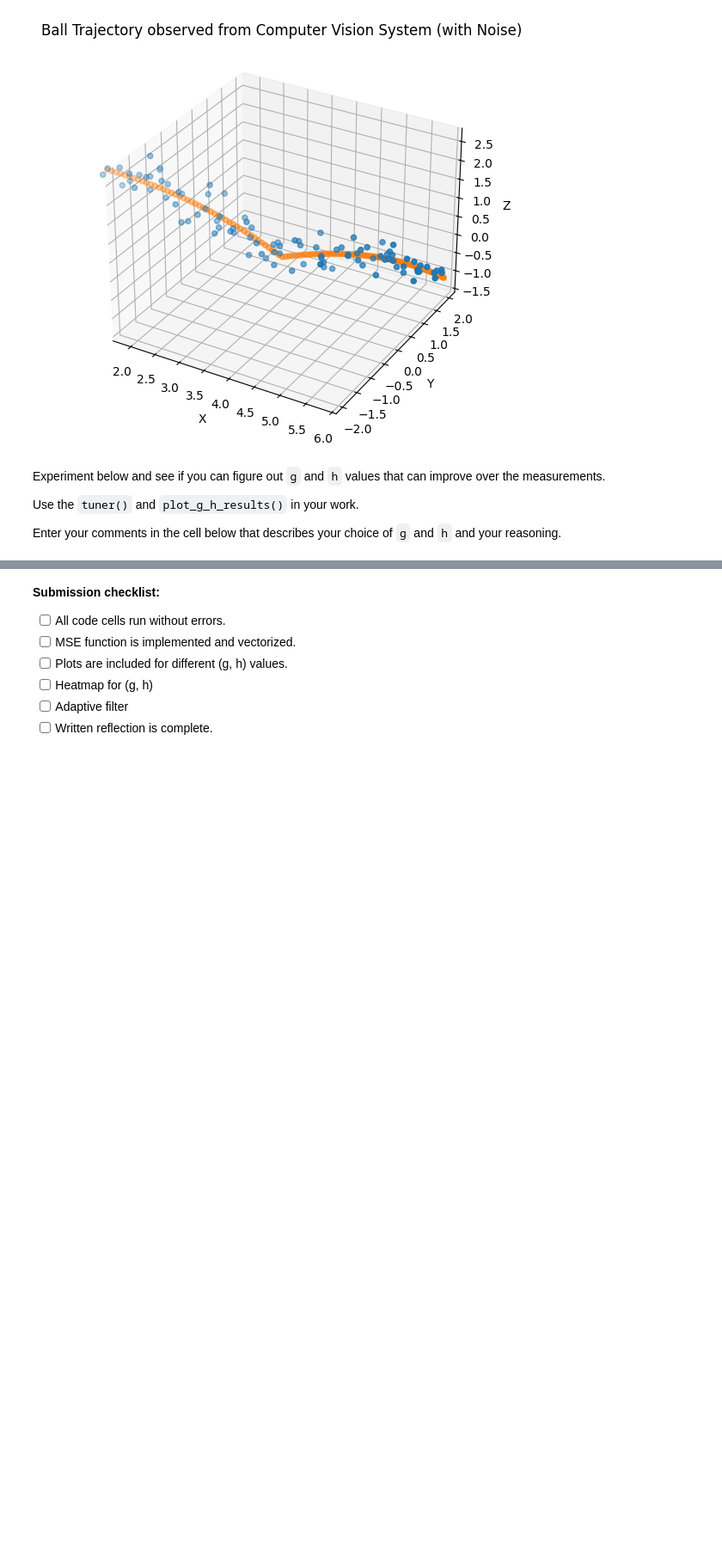
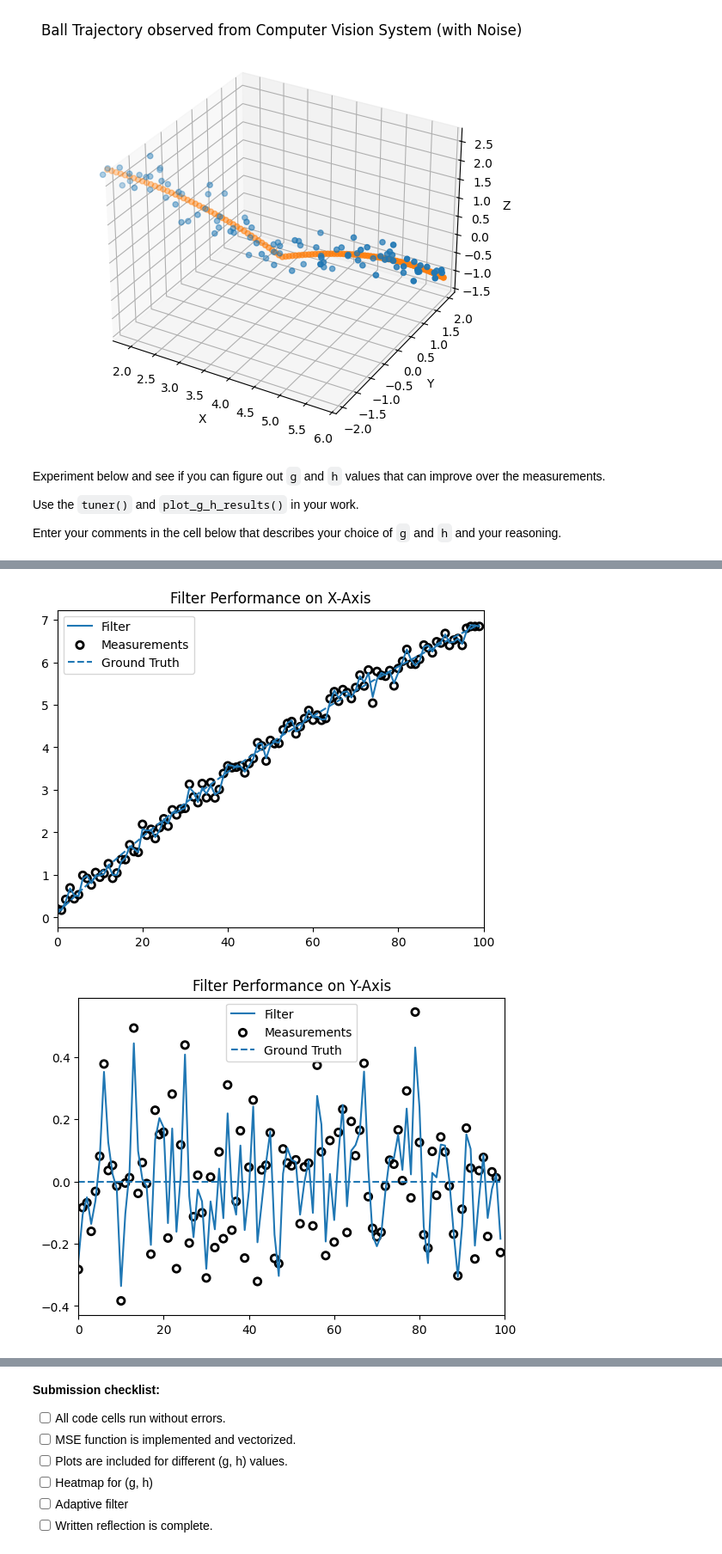
Before and after one commit to Archangelectra/embedded_ai, a Jupyter notebook: programming assignments/PA1_tracking_f25_student.ipynb, the cells around one changed output, grey strips where cells are left out. Shown: that part at 86% size. Saved outputs shown, nothing was run; the diff lists cells and outputs as text; code cells hidden in the pictures; blank space fills up the shorter version.

```diff
--- a/programming assignments/PA1_tracking_f25_student.ipynb
+++ b/programming assignments/PA1_tracking_f25_student.ipynb
@@ -724,0 +758,74 @@ NameError: name 'tuner' is not defined
+# %%
+# Define the time step based on the data generation function (100 Hz)
+dt = 1.0 / 100.0
+
+# --- Set Initial Conditions ---
+# Use the first measurement for initial position and the first two for initial velocity
+x0_x, dx_x = Xm[0], (Xm[1] - Xm[0]) / dt
+x0_y, dx_y = Ym[0], (Ym[1] - Ym[0]) / dt
+x0_z, dx_z = Zm[0], (Zm[1] - Zm[0]) / dt
+
+# --- Tune Parameters ---
+# Use the tuner on the Z-axis, as it has the most complex motion (gravity + bounce).
+# This gives a robust set of parameters for the whole system.
+print("Tuning parameters on Z-axis data to find minimum MSE...")
+g_opt, h_opt = g_h_tuner(truth=Zr, data=Zm, x0=x0_z, dx=dx_z)
+print(f"Found Optimal g = {g_opt:.2f} and h = {h_opt:.2f}")
+print("-" * 40)
+
+# --- Apply Filter ---
+# Run the g-h filter with the optimal parameters on each axis
+estimates_x = g_h_filter(data=Xm, x0=x0_x, dx=dx_x, g=g_opt, h=h_opt, dt=dt)
+estimates_y = g_h_filter(data=Ym, x0=x0_y, dx=dx_y, g=g_opt, h=h_opt, dt=dt)
+estimates_z = g_h_filter(data=Zm, x0=x0_z, dx=dx_z, g=g_opt, h=h_opt, dt=dt)
+
+# --- Performance Evaluation ---
+# Calculate MSE for raw measurements vs. truth
+mse_meas_x = mse(Xr, Xm)
+mse_meas_y = mse(Yr, Ym)
+mse_meas_z = mse(Zr, Zm)
+total_mse_meas = np.mean([mse_meas_x, mse_meas_y, mse_meas_z])
+
+# Calculate MSE for filtered estimates vs. truth
+mse_filt_x = mse(Xr, estimates_x)
+mse_filt_y = mse(Yr, estimates_y)
+mse_filt_z = mse(Zr, estimates_z)
+total_mse_filt = np.mean([mse_filt_x, mse_filt_y, mse_filt_z])
+
+print("Performance Comparison (Lower MSE is better):\n")
+print(f"Average MSE of Raw Measurements: {total_mse_meas:.4f}")
+print(f"Average MSE of Filtered Estimates: {total_mse_filt:.4f}\n")
+
+if total_mse_filt < total_mse_meas:
+    print("Success! The filter improved accuracy over the raw measurements.")
+else:
+    print("The filter did not improve accuracy.")
+print("-" * 40)
+
+# --- Visualization (Corrected) ---
+print("\nVisualizing filter performance for each axis...")
+
+# The function expects 'filtered_data' as the keyword.
+# We will then plot the 'ground_truth' data separately.
+
+# X-Axis Plot
+plot_g_h_results(measurements=Xm, filtered_data=estimates_x)
+plt.plot(Xr, ls='--', label='Ground Truth')
+plt.title('Filter Performance on X-Axis')
+plt.legend()
+plt.show()
+
+# Y-Axis Plot
+plot_g_h_results(measurements=Ym, filtered_data=estimates_y)
+plt.plot(Yr, ls='--', label='Ground Truth')
+plt.title('Filter Performance on Y-Axis')
+plt.legend()
+plt.show()
+
+# Z-Axis Plot
+plot_g_h_results(measurements=Zm, filtered_data=estimates_z)
+plt.plot(Zr, ls='--', label='Ground Truth')
+plt.title('Filter Performance on Z-Axis')
+plt.legend()
+plt.show()
+# %% [output]
@@ -724,0 +844,2 @@ NameError: name 'tuner' is not defined
+[figure, added]
+[figure, added]
```
Also changed, not shown: parts of 8 cells of this notebook.
